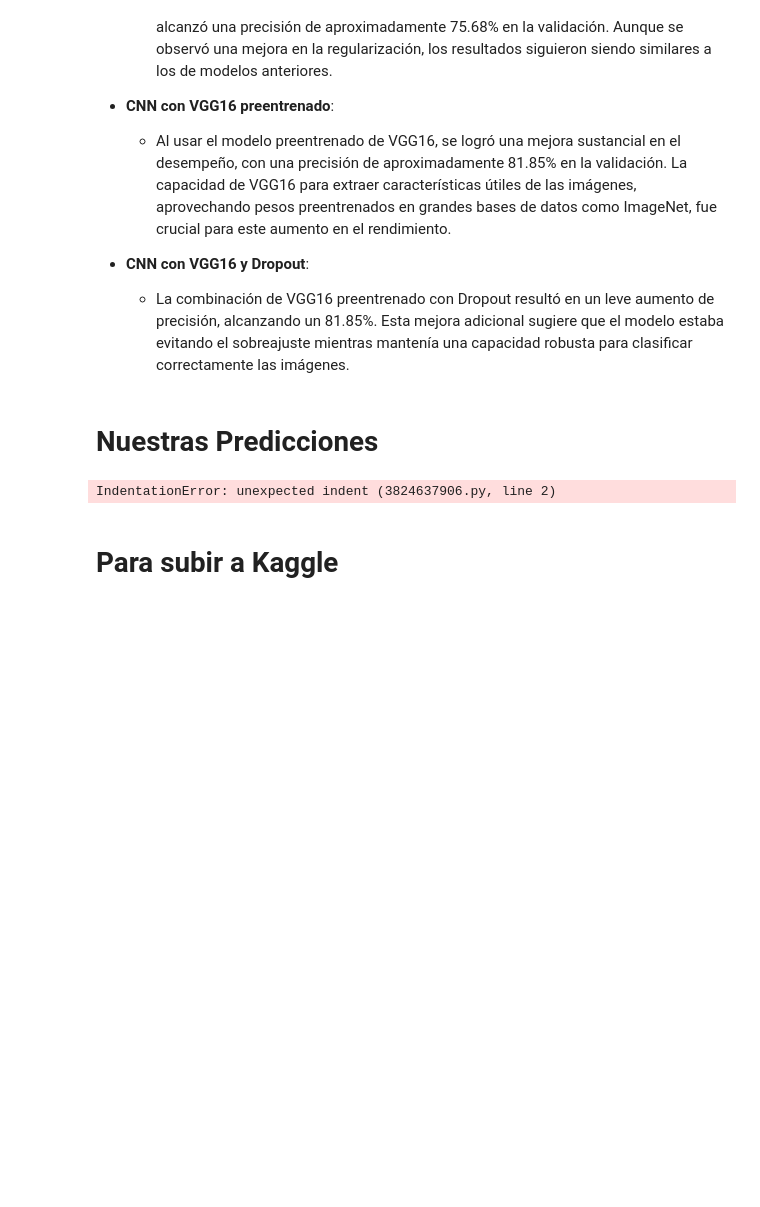
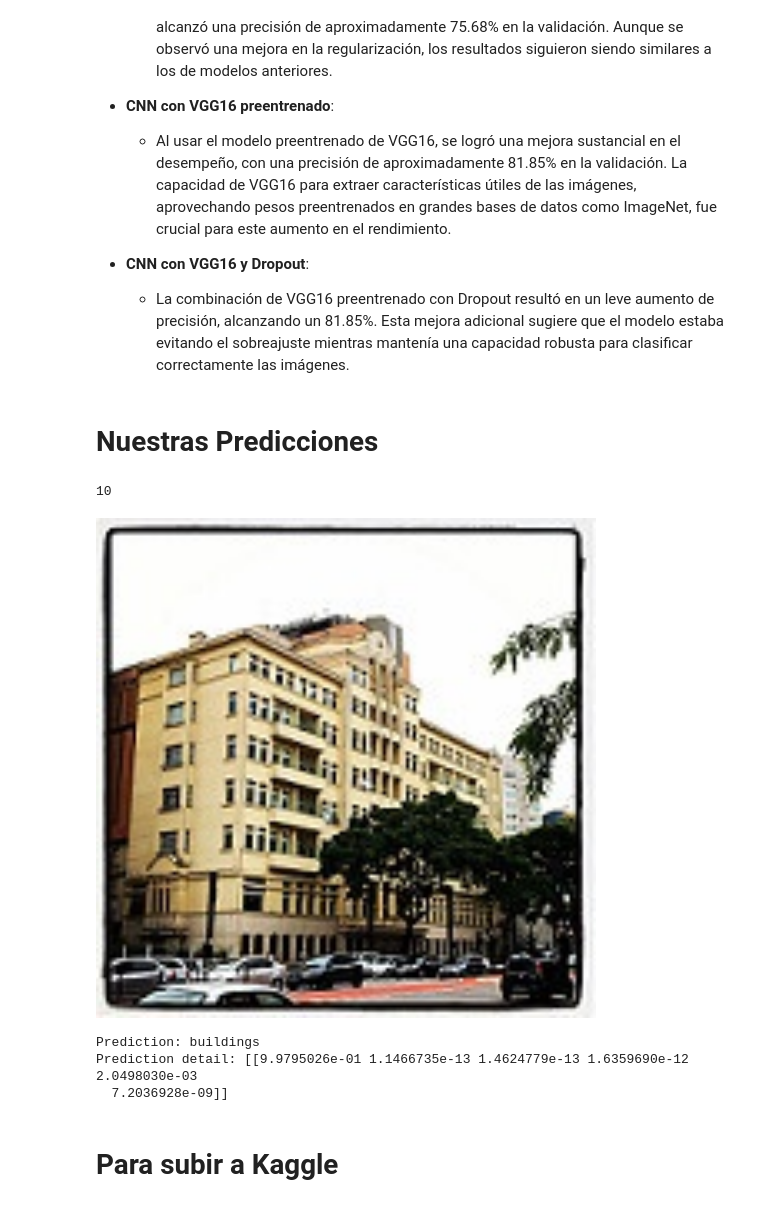
Before and after one commit to DavidGiovannini/Machine_Learning_TP2, a Jupyter notebook: tp2_places.ipynb, the cells around one changed output. Cells and saved outputs as stored; diff of their text form; code cells hidden in the pictures; blank space fills up the shorter version.

```diff
--- a/tp2_places.ipynb
+++ b/tp2_places.ipynb
@@ -790,25 +790,30 @@ Los resultados muestran que, en general, los modelos convolucionales (CNNs) logr
   - La combinación de VGG16 preentrenado con Dropout resultó en un leve aumento de precisión, alcanzando un 81.85%. Esta mejora adicional sugiere que el modelo estaba evitando el sobreajuste mientras mantenía una capacidad robusta para clasificar correctamente las imágenes.
 # %% [markdown]
 <h1>Nuestras Predicciones</h1>
+# %%
+print(len(model_weights_at_epochs))  # Para verificar cuántos elementos tiene la lista o diccionario
+# %% [output]
+10
 # %%
 # nos podemos quedar con los mejores pesos, o dejarlos como están después de la última epoch
- model_xception.set_weights(model_weights_at_epochs[5])
+model_xception.set_weights(model_weights_at_epochs[8])
-# %% [output]
-IndentationError: unexpected indent (3824637906.py, line 2)
 # %%
-"""
 from IPython.display import Image, display
 
 def show_and_predict(image_path):
-    image_array = img_to_array(load_img(image_path, target_size=(SIZE, SIZE)))
+    image_array = img_to_array(load_img(image_path, target_size=(150, 150)))
     inputs = np.array([image_array])  # armamos un "dataset" con solo esa imagen
-    predictions = model_convolucional_vgg16.predict(inputs)
+    predictions = model_xception.predict(inputs)
     display(Image(image_path, width=500))
     print("Prediction:", TIPO_IMAGENES[np.argmax(predictions)])
     print("Prediction detail:", predictions)
-"""
 # %%
-# show_and_predict(r"C:\Users\Matias\Desktop\test\20159")
+show_and_predict(r"C:\Users\54934\Downloads\test\20555.jpg")
+# %% [output]
+[figure, added]
+Prediction: buildings
+Prediction detail: [[9.9795026e-01 1.1466735e-13 1.4624779e-13 1.6359690e-12 2.0498030e-03
+  7.2036928e-09]]
 # %% [markdown]
 <h1>Para subir a Kaggle</h1>
 # %%
```
Also changed, not shown: parts of 2 cells of this notebook.
